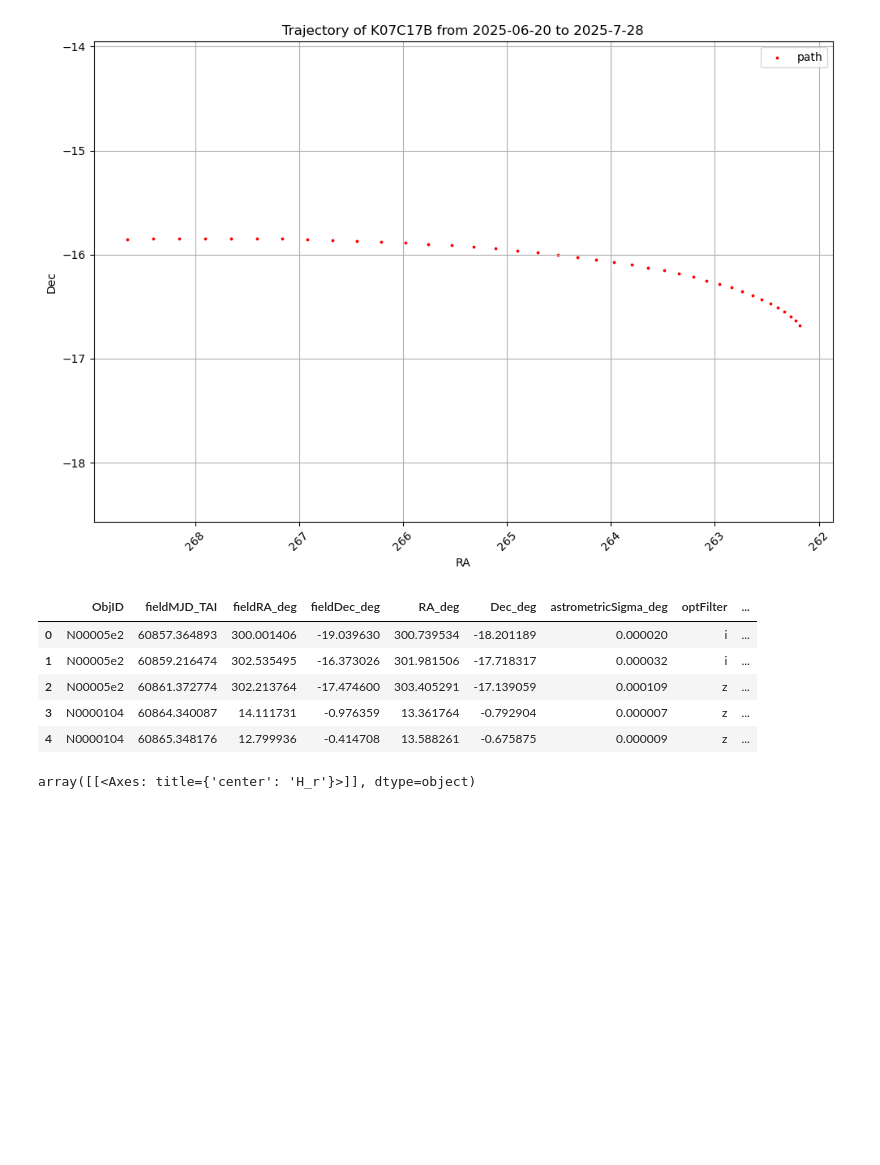
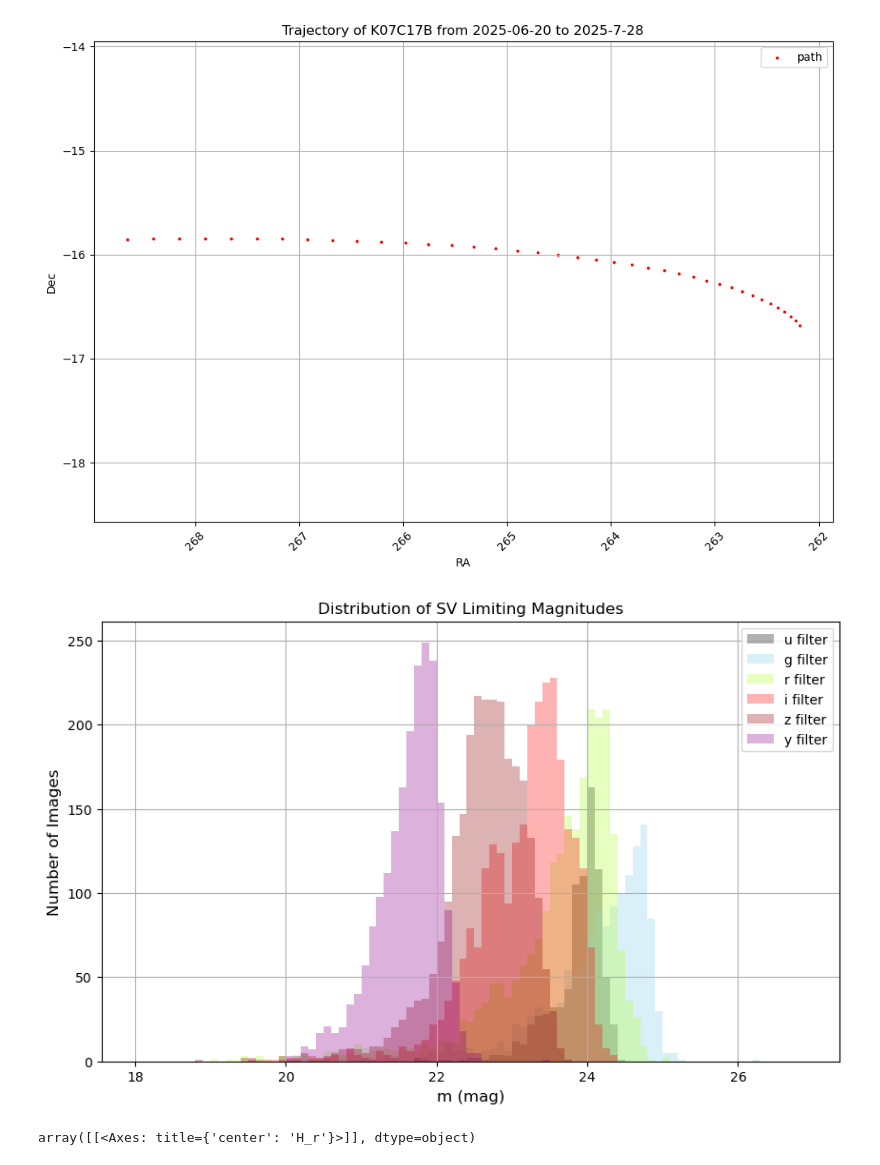
Before and after one commit to mjuric/sv-predictions, a Jupyter notebook: analysis/ast-analysis.ipynb, the cells around one changed output. Cells and saved outputs as stored; diff of their text form; code cells hidden in the pictures; blank space fills up the shorter version.

```diff
--- a/analysis/ast-analysis.ipynb
+++ b/analysis/ast-analysis.ipynb
@@ -521 +518,31 @@ plt.tight_layout()
+# %%
+import sqlite3
+# this makes a histogram of limiting magnitudes for observations split by filters
+
+# sv_20250729.db has lots of data about observations the Rubin observatory made (and some data about future observations, but we aren't using that)
+
+conn=sqlite3.connect("../data/sv_20250729.db")
+dfobs=pd.read_sql_query("SELECT * FROM observations", conn)
+conn.close()
+
+dfr2_neo = dfrealtypescolors.query("type == 'NEO'")['H_r']
+df3_data = df_neocolor['H_r']
+
+filters=['u','g','r','i','z','y']
+colors=['black','skyblue','greenyellow','red','darkred','darkmagenta']
+
+plt.figure(figsize=(10, 6))
+bins=np.arange(18, 27, 0.1)
+for i in range(6):
+    a=i
+    df_filtered=dfobs.query(f"observationStartMJD < 60886 and band == '{filters[i]}'")['fiveSigmaDepth']
+    plt.hist(df_filtered, bins=bins, alpha=0.3, label=filters[i]+' filter', color=colors[i])
+
+plt.xlabel('m (mag)', fontsize=12)
+plt.ylabel('Number of Images', fontsize=12)
+plt.title('Distribution of SV Limiting Magnitudes', fontsize=12)
+plt.legend()
+plt.grid(True)
+# %% [output]
+[figure]
 # %%
@@ -525,17 +552,4 @@ df_colors=pd.read_csv('../results/real_data/colors_real.csv')
 df_temp=df_real_types.copy()
 # here, a column 'H_r' is added to simulation results by matching object IDs with the colors file
 dfrealtypescolors=df_temp.merge(df_colors[["H_r","ObjID"]],on="ObjID")
-# %%
-df_colors_neo=pd.read_csv('../results/sim-outputs/neo/colors_neo.csv')
-
-df_neotemp=df_neo.copy()
-df_neocolor=df_neotemp.merge(df_colors_neo[["H_r","ObjID"]],on="ObjID")
-df_neocolor.head()
-# %% [output]
-|  | ObjID | fieldMJD_TAI | fieldRA_deg | fieldDec_deg | RA_deg | Dec_deg | astrometricSigma_deg | optFilter | ... |
-| 0 | N00005e2 | 60857.364893 | 300.001406 | -19.039630 | 300.739534 | -18.201189 | 0.000020 | i | ... |
-| 1 | N00005e2 | 60859.216474 | 302.535495 | -16.373026 | 301.981506 | -17.718317 | 0.000032 | i | ... |
-| 2 | N00005e2 | 60861.372774 | 302.213764 | -17.474600 | 303.405291 | -17.139059 | 0.000109 | z | ... |
-| 3 | N0000104 | 60864.340087 | 14.111731 | -0.976359 | 13.361764 | -0.792904 | 0.000007 | z | ... |
-| 4 | N0000104 | 60865.348176 | 12.799936 | -0.414708 | 13.588261 | -0.675875 | 0.000009 | z | ... |
 # %%
```
Also changed, not shown: parts of 21 cells of this notebook.
